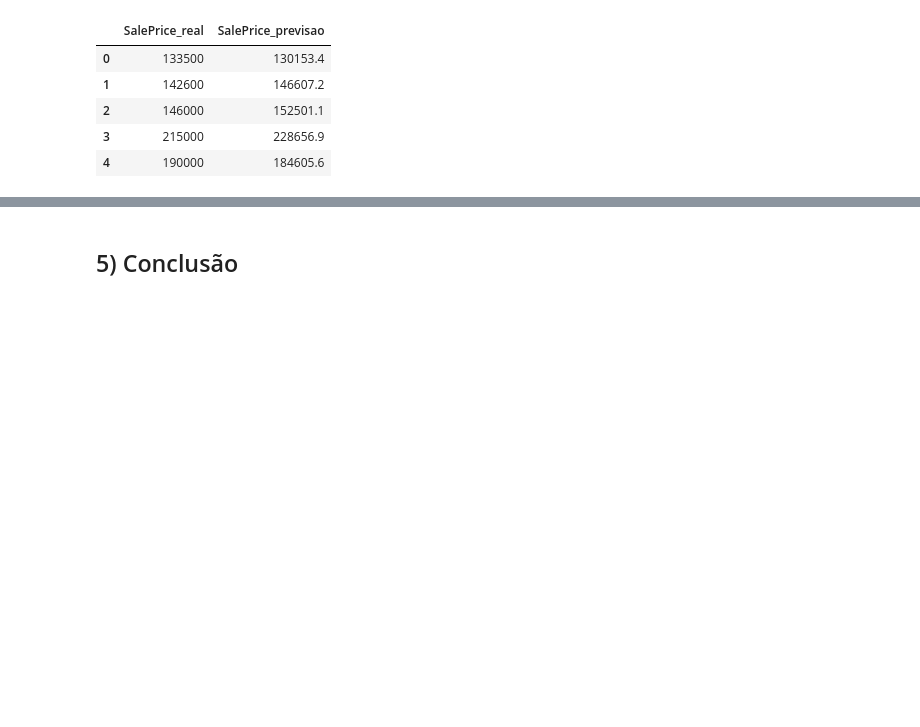
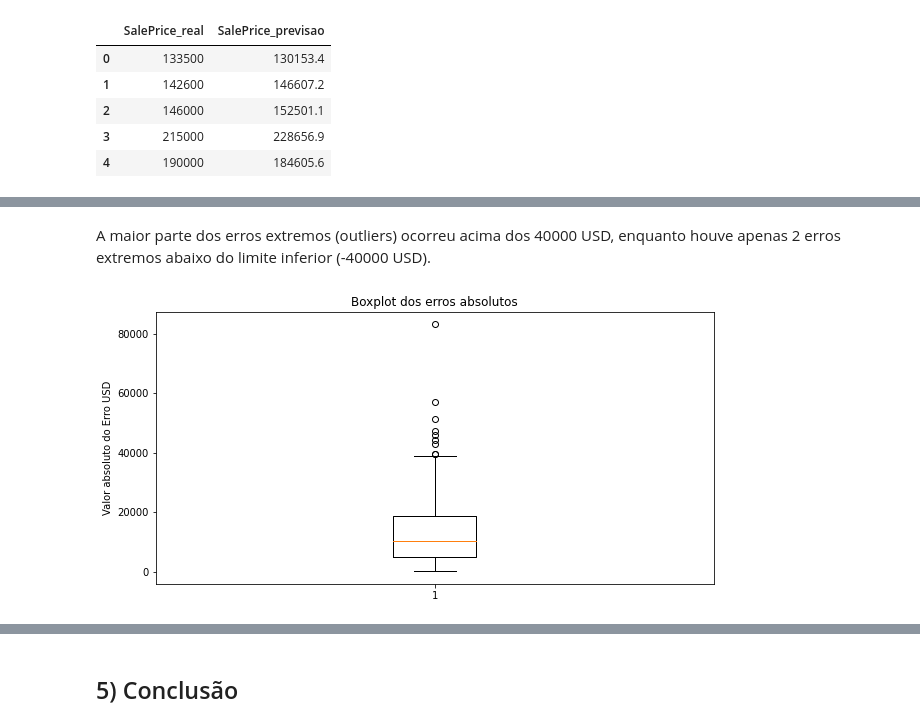
Before and after one commit to gomesalan/Projetos, a Jupyter notebook: Regressao/Projeto1_parte2_AG.ipynb, the cells around one changed output, grey strips where cells are left out. Cells and saved outputs as stored; diff of their text form; code cells hidden in the pictures; blank space fills up the shorter version.

```diff
--- a/Regressao/Projeto1_parte2_AG.ipynb
+++ b/Regressao/Projeto1_parte2_AG.ipynb
@@ -582,0 +603,10 @@ Erro médio de 13585 USD
+# %% [markdown]
+A maior parte dos erros extremos (outliers) ocorreu acima dos 40000 USD, enquanto houve apenas 2 erros extremos abaixo do limite inferior (-40000 USD).
+# %%
+plt.figure(figsize = (10, 5))
+plt.boxplot(mod_erro)
+plt.title('Boxplot dos erros absolutos')
+plt.ylabel('Valor absoluto do Erro USD')
+plt.show()
+# %% [output]
+[figure, added]
```
Also changed, not shown: parts of 19 cells of this notebook.
